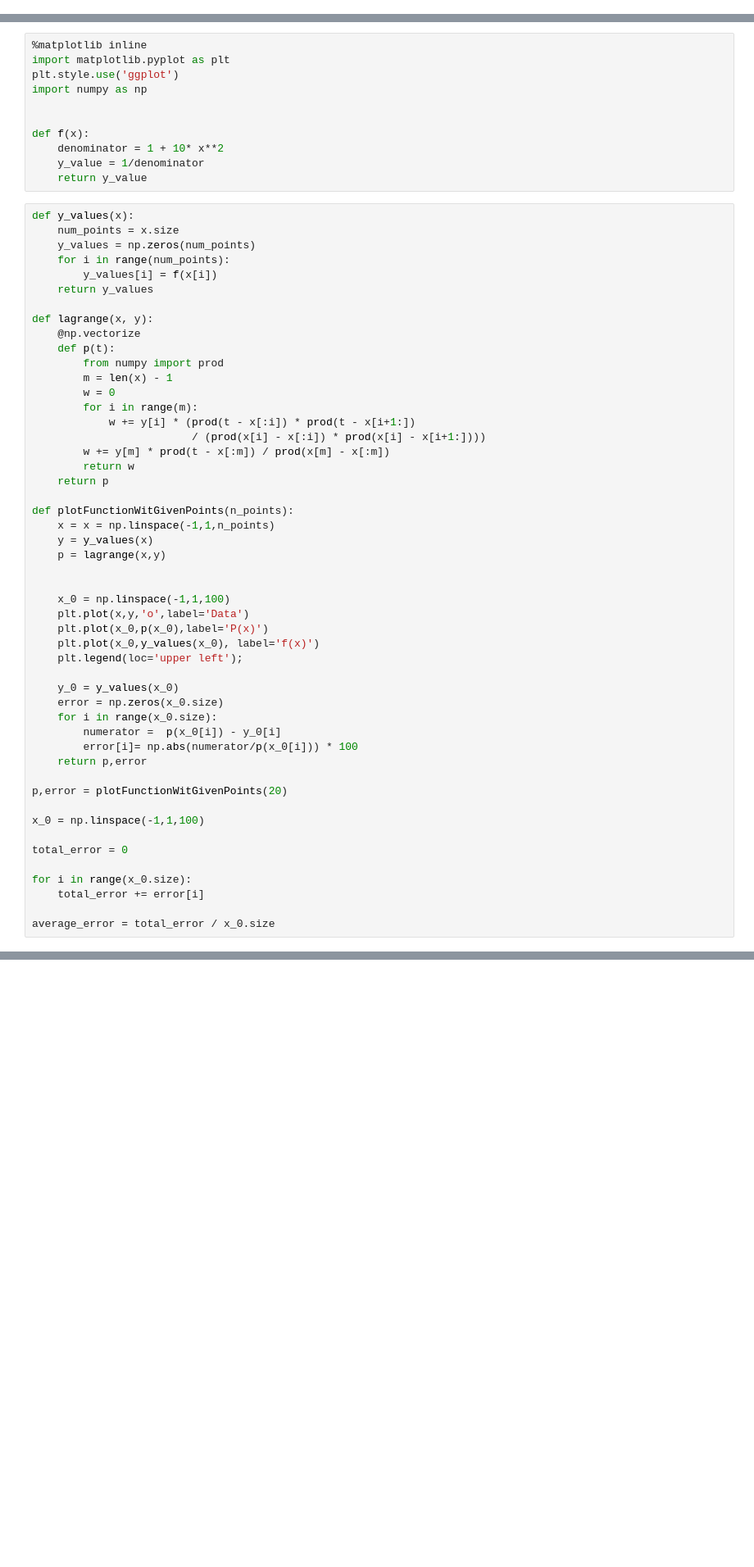
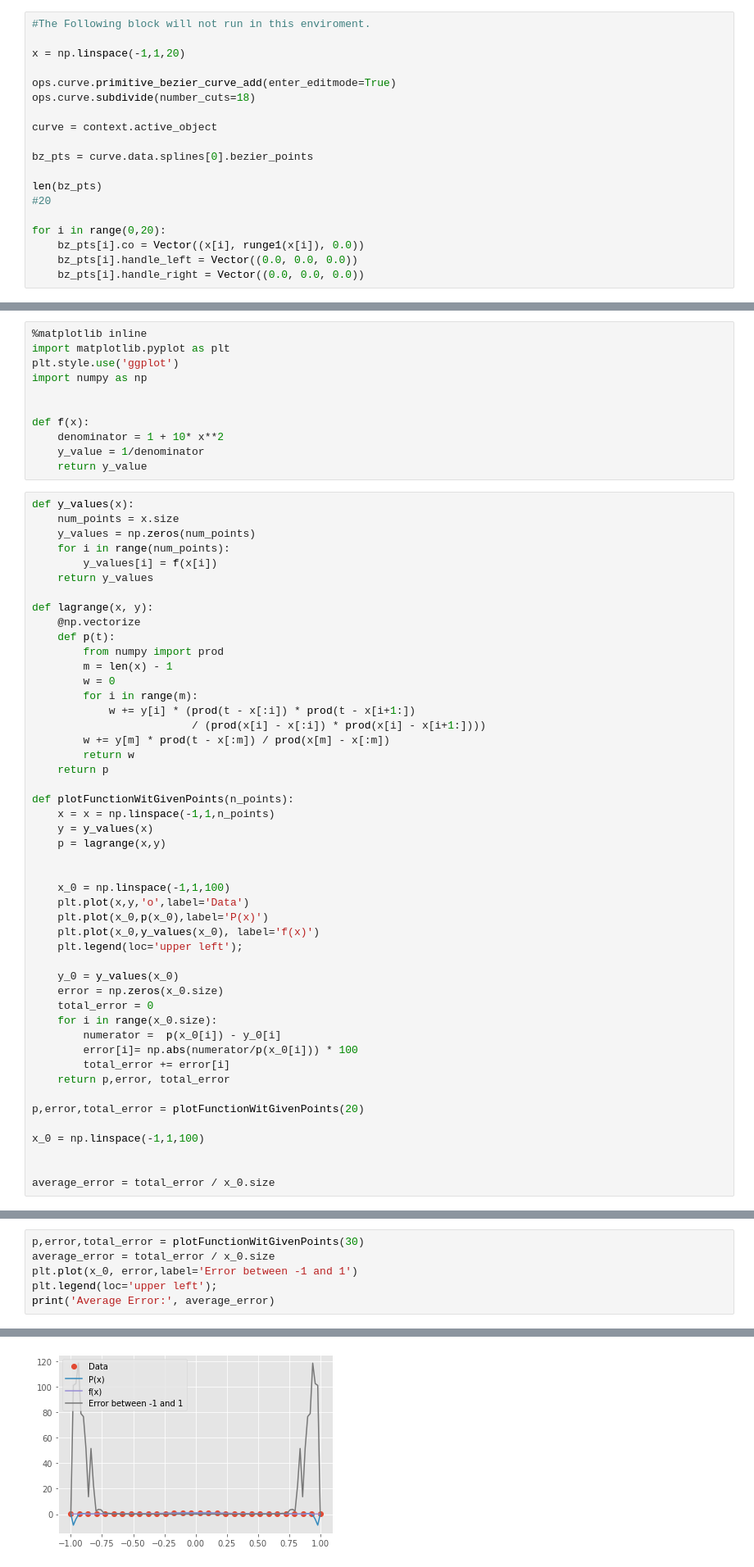
Before and after one commit to cu-numcomp/numcomp-team-project-group_project_csci_3656_team_d, a Jupyter notebook: project.ipynb, the cells around one changed output, grey strips where cells are left out. Shown at 82% size. Cells and saved outputs as stored; diff of their text form; blank space fills up the shorter version.

```diff
--- a/project.ipynb
+++ b/project.ipynb
@@ -56,0 +49,19 @@ for i in range(0,20):
+# %%
+#The Following block will not run in this enviroment.
+
+x = np.linspace(-1,1,20)
+
+ops.curve.primitive_bezier_curve_add(enter_editmode=True)
+ops.curve.subdivide(number_cuts=18)
+
+curve = context.active_object
+
+bz_pts = curve.data.splines[0].bezier_points
+
+len(bz_pts)
+#20
+
+for i in range(0,20):
+    bz_pts[i].co = Vector((x[i], runge1(x[i]), 0.0))
+    bz_pts[i].handle_left = Vector((0.0, 0.0, 0.0))
+    bz_pts[i].handle_right = Vector((0.0, 0.0, 0.0))
@@ -124,19 +137,17 @@ def plotFunctionWitGivenPoints(n_points):
 
     y_0 = y_values(x_0)
     error = np.zeros(x_0.size)
+    total_error = 0
     for i in range(x_0.size):
         numerator =  p(x_0[i]) - y_0[i]
         error[i]= np.abs(numerator/p(x_0[i])) * 100
-    return p,error
+        total_error += error[i]
+    return p,error, total_error
 
-p,error = plotFunctionWitGivenPoints(20)
+p,error,total_error = plotFunctionWitGivenPoints(20)
 
 x_0 = np.linspace(-1,1,100)
 
-total_error = 0
-
-for i in range(x_0.size):
-    total_error += error[i]
 
 average_error = total_error / x_0.size
 # %% [output]
@@ -160,0 +166,7 @@ Blender as software has a built in method to utilize Bezier curves; with this in
+# %%
+p,error,total_error = plotFunctionWitGivenPoints(30)
+average_error = total_error / x_0.size
+plt.plot(x_0, error,label='Error between -1 and 1')
+plt.legend(loc='upper left');
+print('Average Error:', average_error)
+# %% [output]
@@ -160,0 +174 @@ Blender as software has a built in method to utilize Bezier curves; with this in
+[figure, added]
```
Also changed, not shown: parts of 21 cells of this notebook, 2 other files.
